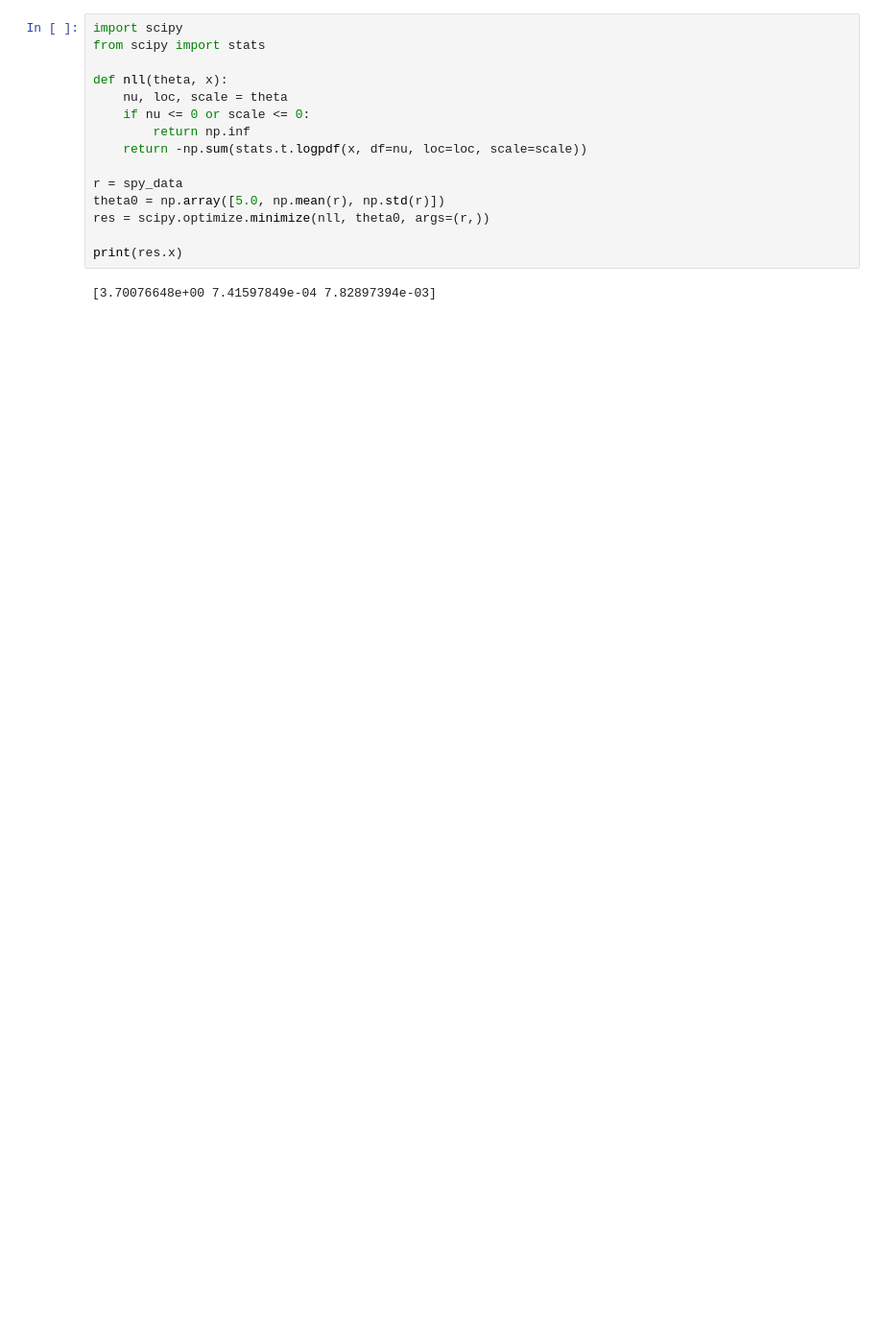
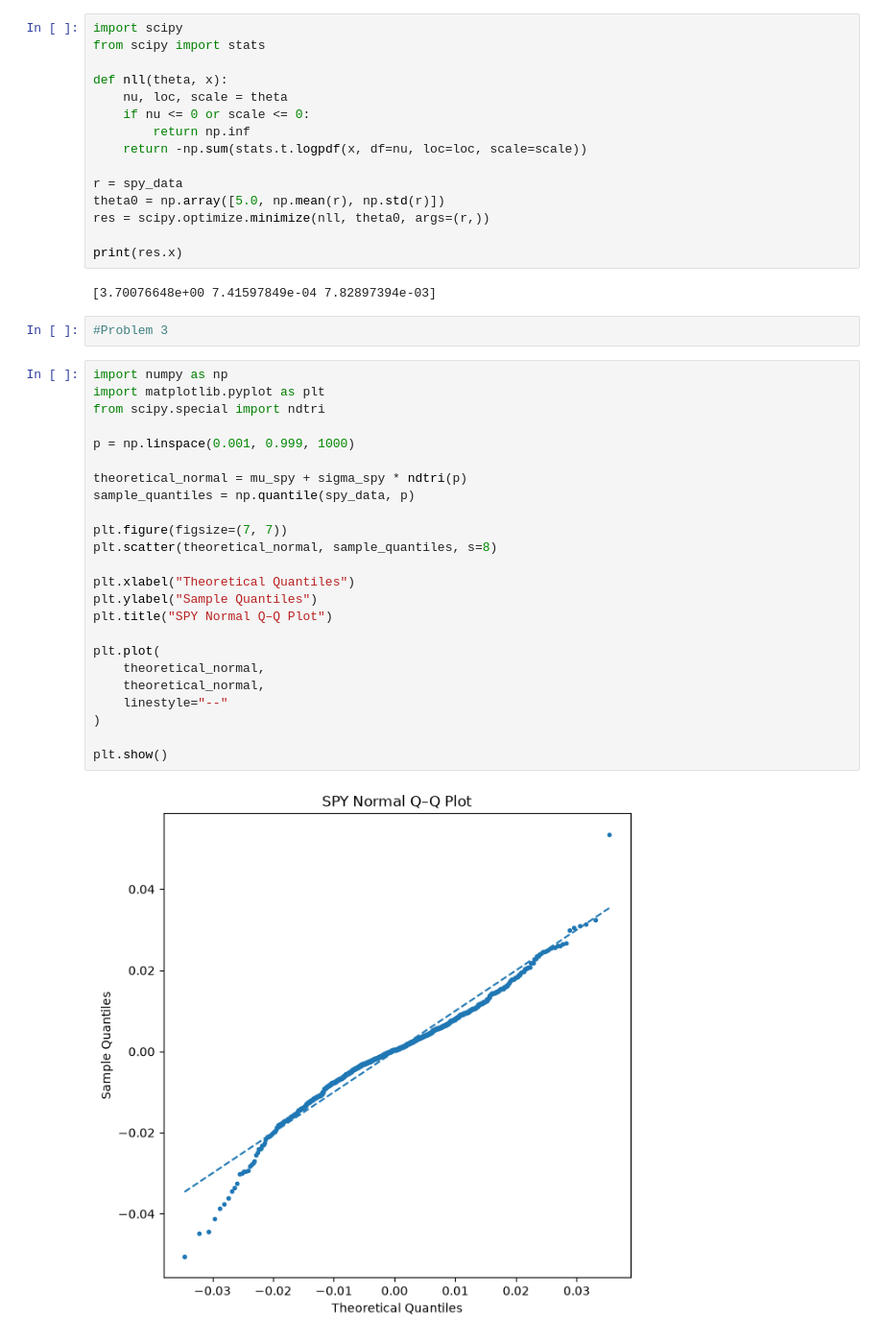
Before and after one commit to nicks848/big-data-science-in-finance, a Jupyter notebook: Lecture1.ipynb, the cells around one changed output. Shown at 96% size. Saved outputs shown, nothing was run; the diff lists cells and outputs as text; blank space fills up the shorter version.

```diff
--- a/Lecture1.ipynb
+++ b/Lecture1.ipynb
@@ -765,3 +757,31 @@ res = scipy.optimize.minimize(nll, theta0, args=(r,))
 print(res.x)
 # %% [output]
 [3.70076648e+00 7.41597849e-04 7.82897394e-03]
+# %%
+#Problem 3
+# %%
+import numpy as np
+import matplotlib.pyplot as plt
+from scipy.special import ndtri
+
+p = np.linspace(0.001, 0.999, 1000)
+
+theoretical_normal = mu_spy + sigma_spy * ndtri(p)
+sample_quantiles = np.quantile(spy_data, p)
+
+plt.figure(figsize=(7, 7))
+plt.scatter(theoretical_normal, sample_quantiles, s=8)
+
+plt.xlabel("Theoretical Quantiles")
+plt.ylabel("Sample Quantiles")
+plt.title("SPY Normal Q–Q Plot")
+
+plt.plot(
+    theoretical_normal,
+    theoretical_normal,
+    linestyle="--"
+)
+
+plt.show()
+# %% [output]
+[figure, added]
```
Also changed, not shown: parts of 7 cells of this notebook.
